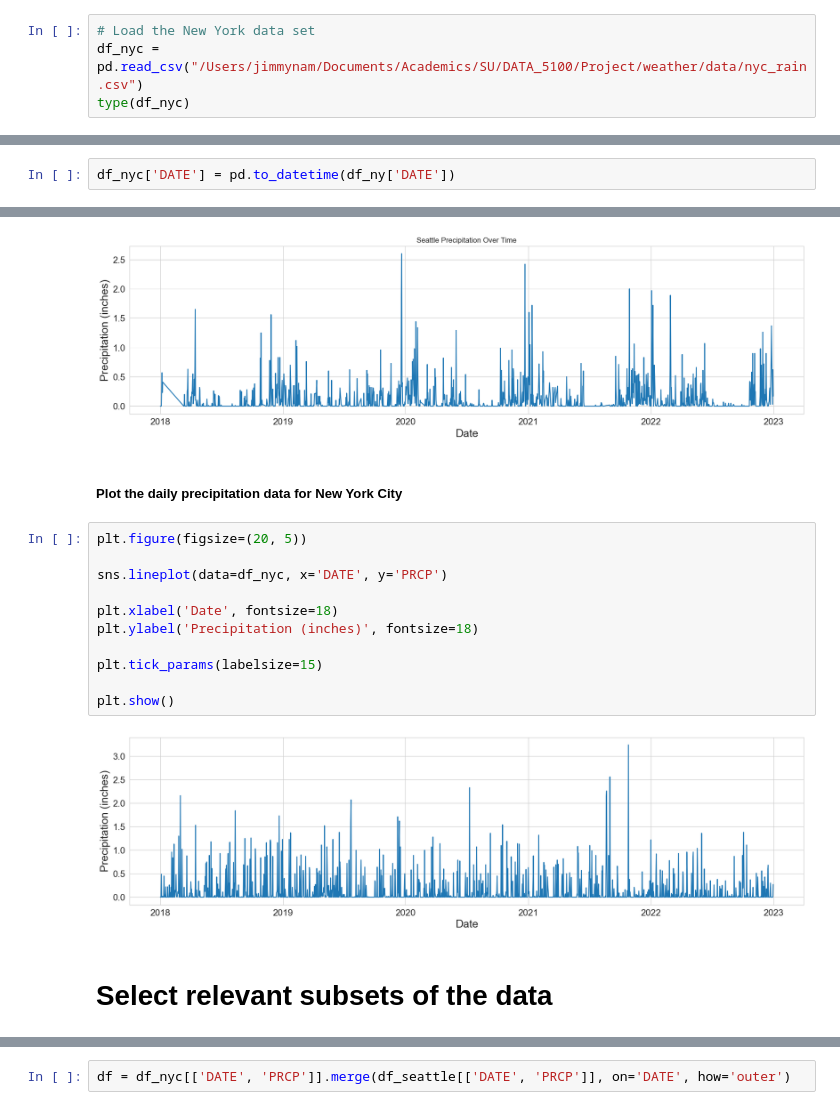
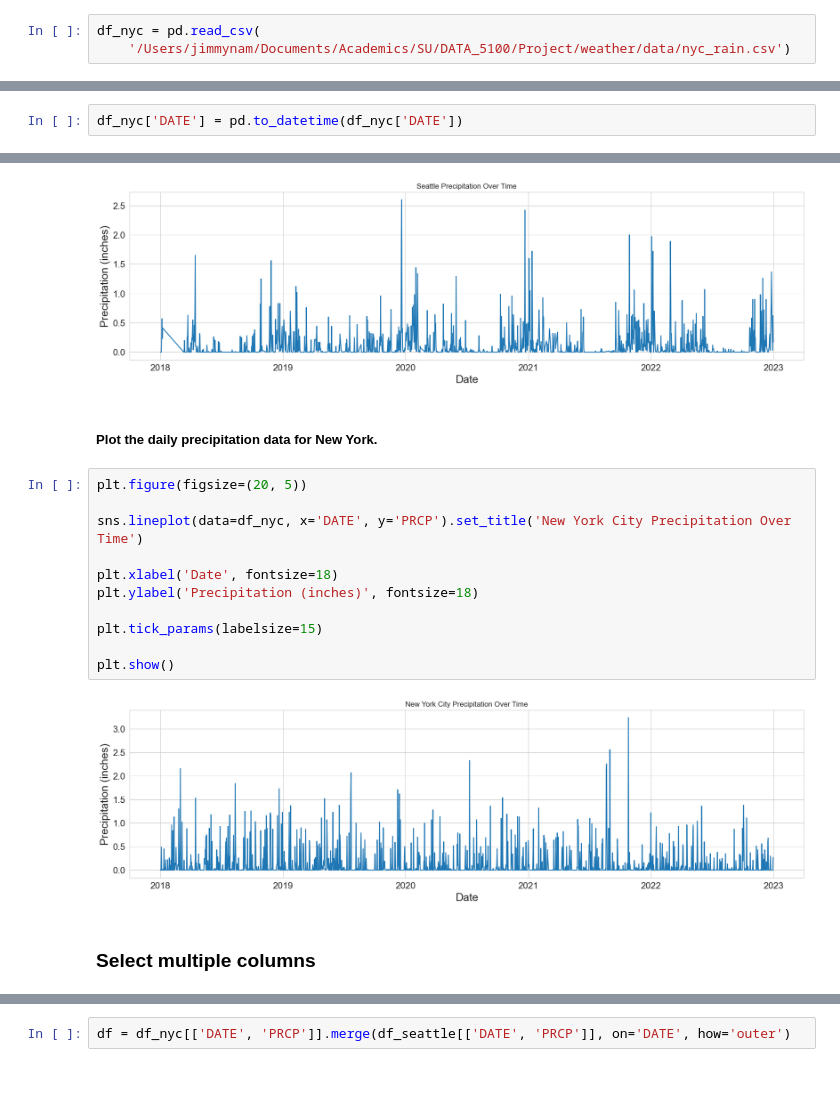
Before and after one commit to Jimmynam0103/Weather, a Jupyter notebook: code/Weather_Data.ipynb, the cells around one changed output, grey strips where cells are left out. Cells and saved outputs as stored; diff of their text form; blank space fills up the shorter version.

```diff
--- a/code/Weather_Data.ipynb
+++ b/code/Weather_Data.ipynb
@@ -24,4 +23,3 @@ pandas.core.frame.DataFrame
 # %%
-# Load the New York data set
-df_nyc = pd.read_csv("/Users/jimmynam/Documents/Academics/SU/DATA_5100/Project/weather/data/nyc_rain.csv")
-type(df_nyc)
+df_nyc = pd.read_csv(
+    '/Users/jimmynam/Documents/Academics/SU/DATA_5100/Project/weather/data/nyc_rain.csv')
@@ -183,4 +160,4 @@ Name: DATE, dtype: object
 # %%
 df_seattle['DATE'] = pd.to_datetime(df_seattle['DATE'])
 # %%
-df_nyc['DATE'] = pd.to_datetime(df_ny['DATE'])
+df_nyc['DATE'] = pd.to_datetime(df_nyc['DATE'])
@@ -214,19 +221,19 @@ plt.show()
 # %% [output]
 [figure]
 # %% [markdown]
-##### Plot the daily precipitation data for New York City
+##### Plot the daily precipitation data for New York.
 # %%
 plt.figure(figsize=(20, 5))
 
-sns.lineplot(data=df_nyc, x='DATE', y='PRCP')
+sns.lineplot(data=df_nyc, x='DATE', y='PRCP').set_title('New York City Precipitation Over Time')
 
 plt.xlabel('Date', fontsize=18)
 plt.ylabel('Precipitation (inches)', fontsize=18)
 
 plt.tick_params(labelsize=15)
 
 plt.show()
 # %% [output]
-[figure, old version]
+[figure, new version]
-# %% [markdown]
-# Select relevant subsets of the data
+# %% [markdown]
+### Select multiple columns
```
Also changed, not shown: parts of 126 cells of this notebook.
